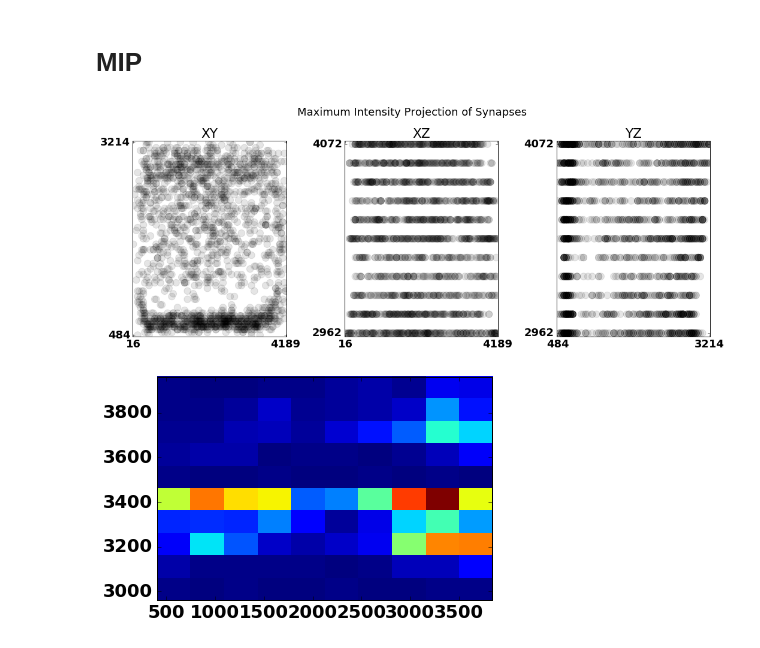
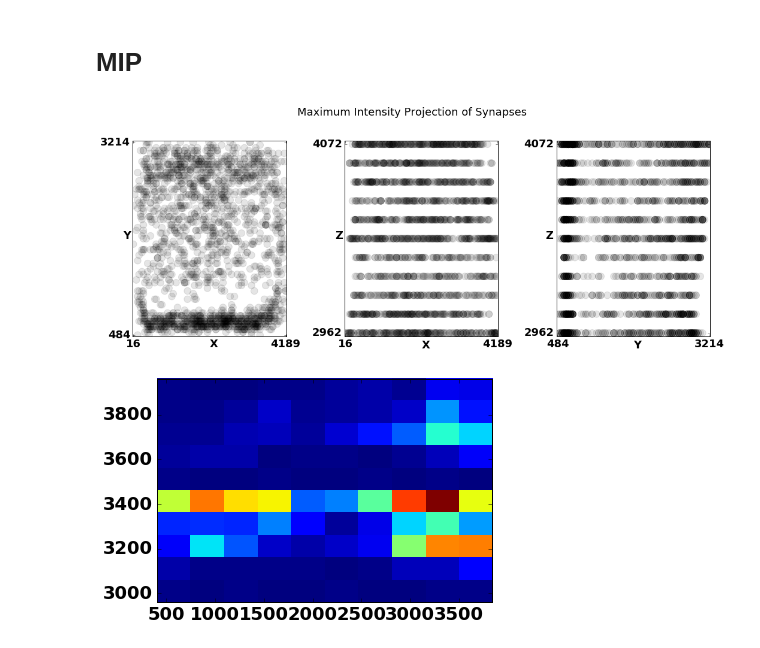
Before and after one commit to neurodata-papers/ndpaper, a Jupyter notebook: spatialsynapses/synapse_viz.ipynb, the cells around one changed output. Drawn from its saved outputs; the diff is of its cells as text; code cells hidden in the pictures.

Commit message:
updated plots of projections with axis labels

```diff
--- a/spatialsynapses/synapse_viz.ipynb
+++ b/spatialsynapses/synapse_viz.ipynb
@@ -120,7 +120,8 @@ def projections(thresh_min, thresh_max, alph, scale, colour=colour_initial, titl
     plt.ylim([np.min(new_d[:,1])-buff, np.max(new_d[:,1])+buff])
     plt.xticks([np.min(new_d[:,0]), np.max(new_d[:,0])])
     plt.yticks([np.min(new_d[:,1]), np.max(new_d[:,1])])
-    plt.title('XY')
+    plt.text(np.min(new_d[:,0])-buff-260, (np.min(new_d[:,1])-buff + np.max(new_d[:,1])+buff)/2, 'Y')
+    plt.text((np.min(new_d[:,0])-buff + np.max(new_d[:,0])+buff)/2, np.min(new_d[:,1])-buff-150, 'X')
 
     ax = plt.subplot(1,3,2)
     plt.hold(True)
@@ -135,7 +136,8 @@ def projections(thresh_min, thresh_max, alph, scale, colour=colour_initial, titl
     plt.ylim([np.min(new_d[:,2])-buff, np.max(new_d[:,2])+buff])
     plt.xticks([np.min(new_d[:,0]), np.max(new_d[:,0])])
     plt.yticks([np.min(new_d[:,2]), np.max(new_d[:,2])])
-    plt.title('XZ')
+    plt.text(np.min(new_d[:,0])-buff-250, (np.min(new_d[:,2])-buff + np.max(new_d[:,2])+buff)/2, 'Z')
+    plt.text((np.min(new_d[:,0])-buff + np.max(new_d[:,0])+buff)/2, np.min(new_d[:,2])-buff-70, 'X')
 
     ax = plt.subplot(1,3,3)
     plt.hold(True)
@@ -150,38 +152,39 @@ def projections(thresh_min, thresh_max, alph, scale, colour=colour_initial, titl
     plt.ylim([np.min(new_d[:,2])-buff, np.max(new_d[:,2])+buff])
     plt.xticks([np.min(new_d[:,1]), np.max(new_d[:,1])])
     plt.yticks([np.min(new_d[:,2]), np.max(new_d[:,2])])
-    plt.title('YZ')
+    plt.text(np.min(new_d[:,1])-buff-200, (np.min(new_d[:,2])-buff + np.max(new_d[:,2])+buff)/2, 'Z')
+    plt.text((np.min(new_d[:,1])-buff + np.max(new_d[:,1])+buff)/2, np.min(new_d[:,2])-buff-70, 'Y')
     plt.tight_layout()
     plt.suptitle(title)
     plt.subplots_adjust(top=0.85)
     plt.show()
 
 thresh_min, thresh_max, alph, marker = (widgets.FloatSlider(description="Lower Threshold Scaling",
                                                     min=0,
                                                     max=upper_max,
                                                     value=lower_initial,
                                                     step=upper_max/100.),
                                         widgets.FloatSlider(description="Upper Threshold Scaling",
                                                     min=0,
                                                     max=upper_max,
                                                     value=upper_initial,
                                                     step=upper_max/100.),
                                         widgets.FloatSlider(description="Alpha Scaling",
                                                     min=0,
                                                     max=1,
                                                     value=alpha_initial,
                                                     step=0.01),
                                         widgets.FloatSlider(description="Marker Scaling",
                                                     min=0.1,
                                                     max=15,
                                                     value=marker_initial,
                                                     step=0.1))
 dl = widgets.jsdlink((thresh_min, 'value'), (thresh_max, 'min'))
 w = widgets.interact(projections, thresh_min=thresh_min,
                      thresh_max=thresh_max, alph=alph,
                      scale=marker)
 # %% [output]
-[figure, old version]
+[figure, new version]
 # %%
 ax = plt.hist2d(
     [d[0] for d in data if d[-3] > THRESH],
```
